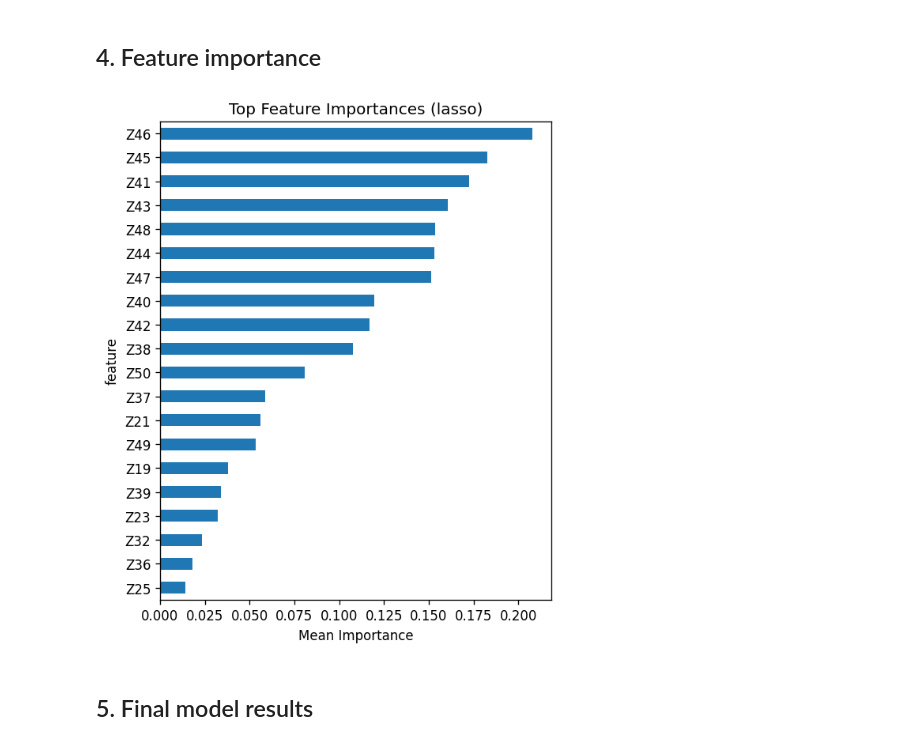
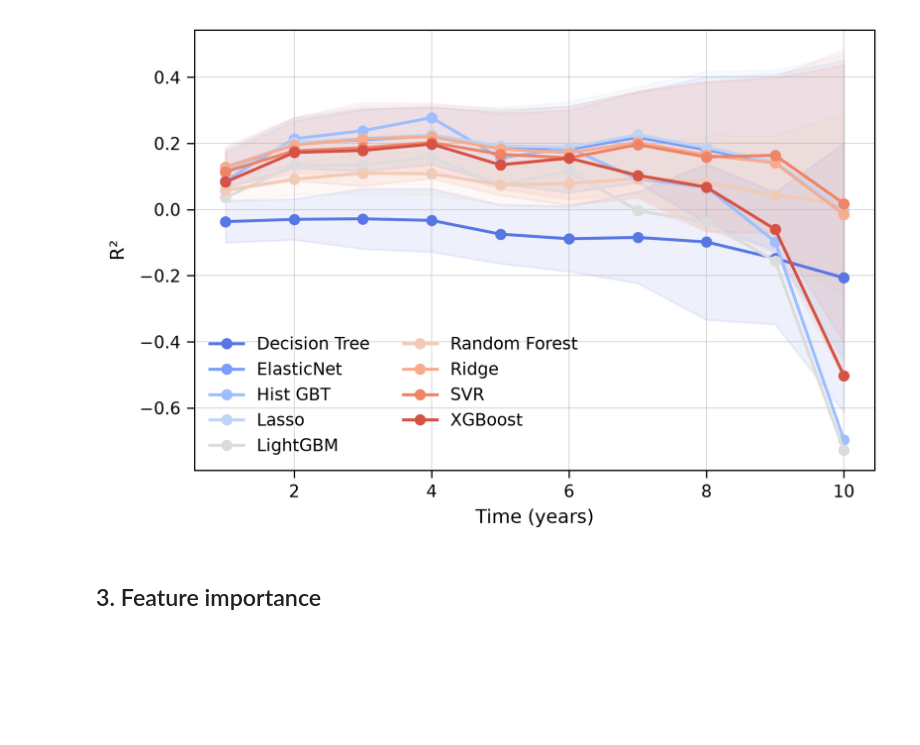
Before and after one commit to cnoguerolpuente/hd-procova, a Jupyter notebook: notebooks/figures.ipynb, the cells around one changed output. Cells and saved outputs as stored; diff of their text form; code cells hidden in the pictures; blank space fills up the shorter version.

```diff
--- a/notebooks/figures.ipynb
+++ b/notebooks/figures.ipynb
@@ -120,0 +41,32 @@ if cv_df is not None:
+# %%
+def _load_csvs(base_dir, pattern, extra_cols):
+    frames = []
+    for fp in sorted(base_dir.glob(pattern)):
+        df = pd.read_csv(fp)
+        for col, fn in extra_cols.items():
+            df[col] = fn(fp)
+        frames.append(df)
+    return pd.concat(frames, ignore_index=True) if frames else None
+
+cv_df = _load_csvs(
+    RESULTS_DIR, '**/results_fold_*.csv',
+    {'model': lambda fp: fp.parent.name,
+     'fold': lambda fp: int(re.search(r'fold_(\d+)', fp.name).group(1))}
+)
+print(f'CV: {len(cv_df)} rows | Models: {sorted(cv_df["model"].unique())}' if cv_df is not None
+      else 'No CV results found. Run: python scripts/train_cv.py')
+
+final_df = _load_csvs(
+    FINAL_DIR, '**/predictions.csv',
+    {'model': lambda fp: fp.parent.name}
+)
+print(f'Final: {len(final_df)} rows | Models: {sorted(final_df["model"].unique())}' if final_df is not None
+      else 'No final results found. Run: python scripts/train_final.py')
+
+imp_df = _load_csvs(
+    RESULTS_DIR, '**/importance_fold_*.csv',
+    {'model': lambda fp: fp.parent.name,
+     'fold': lambda fp: int(re.search(r'fold_(\d+)', fp.name).group(1))}
+)
+print(f'Importance: {len(imp_df)} rows' if imp_df is not None
+      else 'No importance files found. Run: python scripts/train_cv.py')
@@ -121,34 +101,6 @@ if cv_df is not None:
+# %%
+plot_r2_over_time(cv_df, final_df)
+# %% [output]
+[figure, added]
 # %% [markdown]
-## 4. Feature importance
+## 3. Feature importance
-# %%
-imp_frames = []
-for fp in sorted(RESULTS_DIR.glob('**/importance_fold_*.csv')):
-    model = fp.parent.name
-    if model in EXCLUDE:
-        continue
-    fold = int(re.search(r'fold_(\d+)', fp.name).group(1))
-    tmp = pd.read_csv(fp)
-    tmp['model'] = model
-    tmp['fold'] = fold
-    imp_frames.append(tmp)
-
-if imp_frames:
-    imp_df = pd.concat(imp_frames, ignore_index=True)
-
-    # Show mean importance for the best model
-    if cv_df is not None:
-        best_imp = imp_df[imp_df['model'] == best_model]
-        mean_imp = best_imp.groupby('feature')['importance_mean'].mean().sort_values()
-
-        fig, ax = plt.subplots(figsize=(5, 6))
-        mean_imp.tail(20).plot.barh(ax=ax)
-        ax.set_title(f'Top Feature Importances ({best_model})')
-        ax.set_xlabel('Mean Importance')
-        plt.tight_layout()
-        plt.show()
-else:
-    print('No importance files found.')
-# %% [output]
-[figure, removed]
-# %% [markdown]
-## 5. Final model results
```
Also changed, not shown: parts of 14 cells of this notebook, 12 other files.
